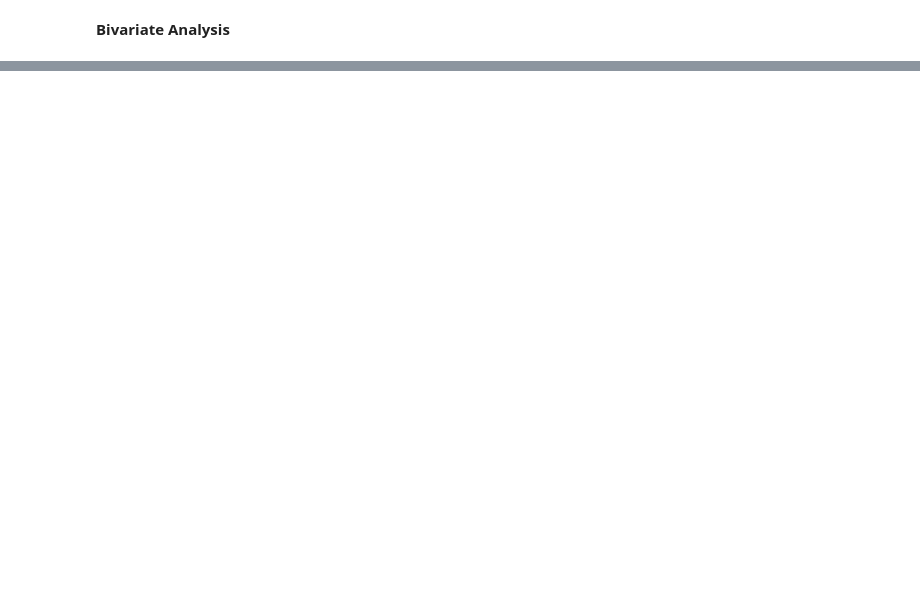
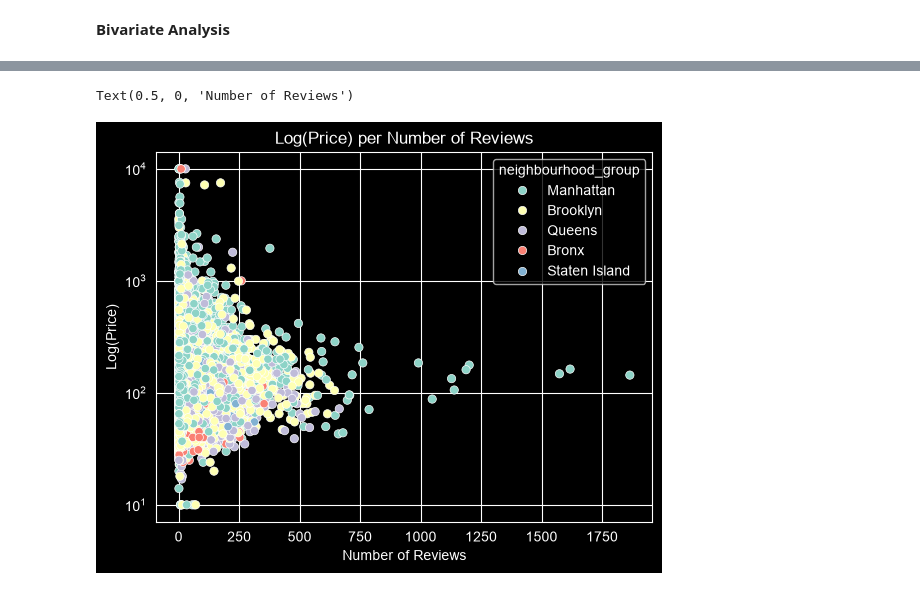
Before and after one commit to maximilienT/NYCAirBnB, a Jupyter notebook: NYC_AirBnB_EDA.ipynb, the cells around one changed output, grey strips where cells are left out. Saved outputs shown, nothing was run; the diff lists cells and outputs as text; code cells hidden in the pictures; blank space fills up the shorter version.

```diff
--- a/NYC_AirBnB_EDA.ipynb
+++ b/NYC_AirBnB_EDA.ipynb
@@ -286,0 +317,11 @@ df.groupby(by='neighbourhood_group').agg(
+# %%
+scatter_rev = sns.scatterplot(data = df, x='number_of_reviews', y="price", hue='neighbourhood_group')
+
+scatter_rev.set_yscale('log')
+
+plt.title('Log(Price) per Number of Reviews')
+plt.ylabel('Log(Price)')
+plt.xlabel('Number of Reviews')
+# %% [output]
+Text(0.5, 0, 'Number of Reviews')
+[figure, added]
```
Also changed, not shown: parts of 7 cells of this notebook.
